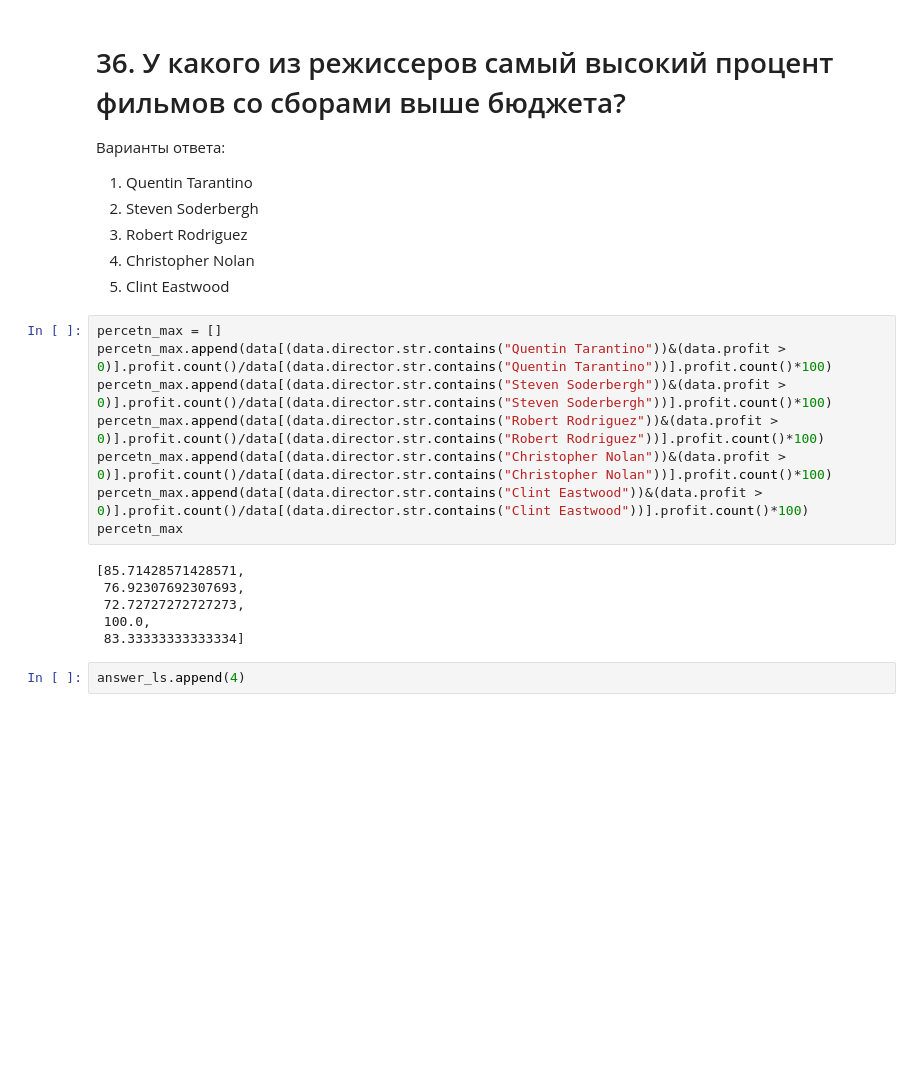
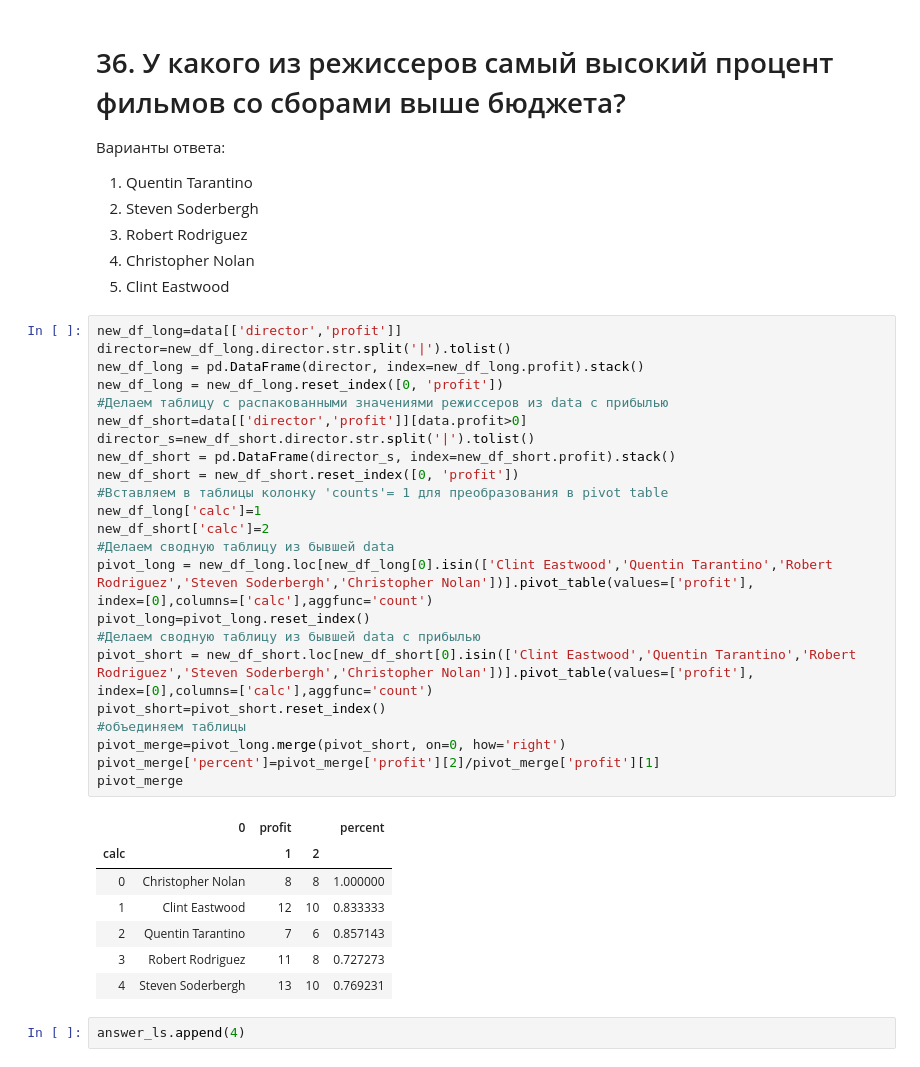
Before and after one commit to Olgatheone/skillfactory_rds, a Jupyter notebook: sf_module_1/[SF-DST] Movies IMBD v3.0.ipynb, the cells around one changed output. Drawn from its saved outputs; the diff is of its cells as text; blank space fills up the shorter version.

```diff
--- a/sf_module_1/[SF-DST] Movies IMBD v3.0.ipynb
+++ b/sf_module_1/[SF-DST] Movies IMBD v3.0.ipynb
@@ -660,20 +655,39 @@ answer_ls.append(5)
 3. Robert Rodriguez
 4. Christopher Nolan
 5. Clint Eastwood
-# %%
-percetn_max = []
-percetn_max.append(data[(data.director.str.contains("Quentin Tarantino"))&(data.profit > 0)].profit.count()/data[(data.director.str.contains("Quentin Tarantino"))].profit.count()*100)
-percetn_max.append(data[(data.director.str.contains("Steven Soderbergh"))&(data.profit > 0)].profit.count()/data[(data.director.str.contains("Steven Soderbergh"))].profit.count()*100)
-percetn_max.append(data[(data.director.str.contains("Robert Rodriguez"))&(data.profit > 0)].profit.count()/data[(data.director.str.contains("Robert Rodriguez"))].profit.count()*100)
-percetn_max.append(data[(data.director.str.contains("Christopher Nolan"))&(data.profit > 0)].profit.count()/data[(data.director.str.contains("Christopher Nolan"))].profit.count()*100)
-percetn_max.append(data[(data.director.str.contains("Clint Eastwood"))&(data.profit > 0)].profit.count()/data[(data.director.str.contains("Clint Eastwood"))].profit.count()*100)
-percetn_max
-# %% [output]
-[85.71428571428571,
- 76.92307692307693,
- 72.72727272727273,
- 100.0,
- 83.33333333333334]
+# %%
+new_df_long=data[['director','profit']]
+director=new_df_long.director.str.split('|').tolist()
+new_df_long = pd.DataFrame(director, index=new_df_long.profit).stack()
+new_df_long = new_df_long.reset_index([0, 'profit'])
+#Делаем таблицу с распакованными значениями режиссеров из data с прибылью
+new_df_short=data[['director','profit']][data.profit>0]
+director_s=new_df_short.director.str.split('|').tolist()
+new_df_short = pd.DataFrame(director_s, index=new_df_short.profit).stack()
+new_df_short = new_df_short.reset_index([0, 'profit'])
+#Вставляем в таблицы колонку 'counts'= 1 для преобразования в pivot table
+new_df_long['calc']=1
+new_df_short['calc']=2
+#Делаем сводную таблицу из бывшей data
+pivot_long = new_df_long.loc[new_df_long[0].isin(['Clint Eastwood','Quentin Tarantino','Robert Rodriguez','Steven Soderbergh','Christopher Nolan'])].pivot_table(values=['profit'],
+index=[0],columns=['calc'],aggfunc='count')
+pivot_long=pivot_long.reset_index()
+#Делаем сводную таблицу из бывшей data с прибылью
+pivot_short = new_df_short.loc[new_df_short[0].isin(['Clint Eastwood','Quentin Tarantino','Robert Rodriguez','Steven Soderbergh','Christopher Nolan'])].pivot_table(values=['profit'],
+index=[0],columns=['calc'],aggfunc='count')
+pivot_short=pivot_short.reset_index()
+#объединяем таблицы
+pivot_merge=pivot_long.merge(pivot_short, on=0, how='right')
+pivot_merge['percent']=pivot_merge['profit'][2]/pivot_merge['profit'][1]
+pivot_merge
+# %% [output]
+|  | 0 | profit |  | percent |
+| calc |  | 1 | 2 |  |
+| 0 | Christopher Nolan | 8 | 8 | 1.000000 |
+| 1 | Clint Eastwood | 12 | 10 | 0.833333 |
+| 2 | Quentin Tarantino | 7 | 6 | 0.857143 |
+| 3 | Robert Rodriguez | 11 | 8 | 0.727273 |
+| 4 | Steven Soderbergh | 13 | 10 | 0.769231 |
 # %%
 answer_ls.append(4)
 # %% [markdown]
```
Also changed, not shown: parts of 6 cells of this notebook.
